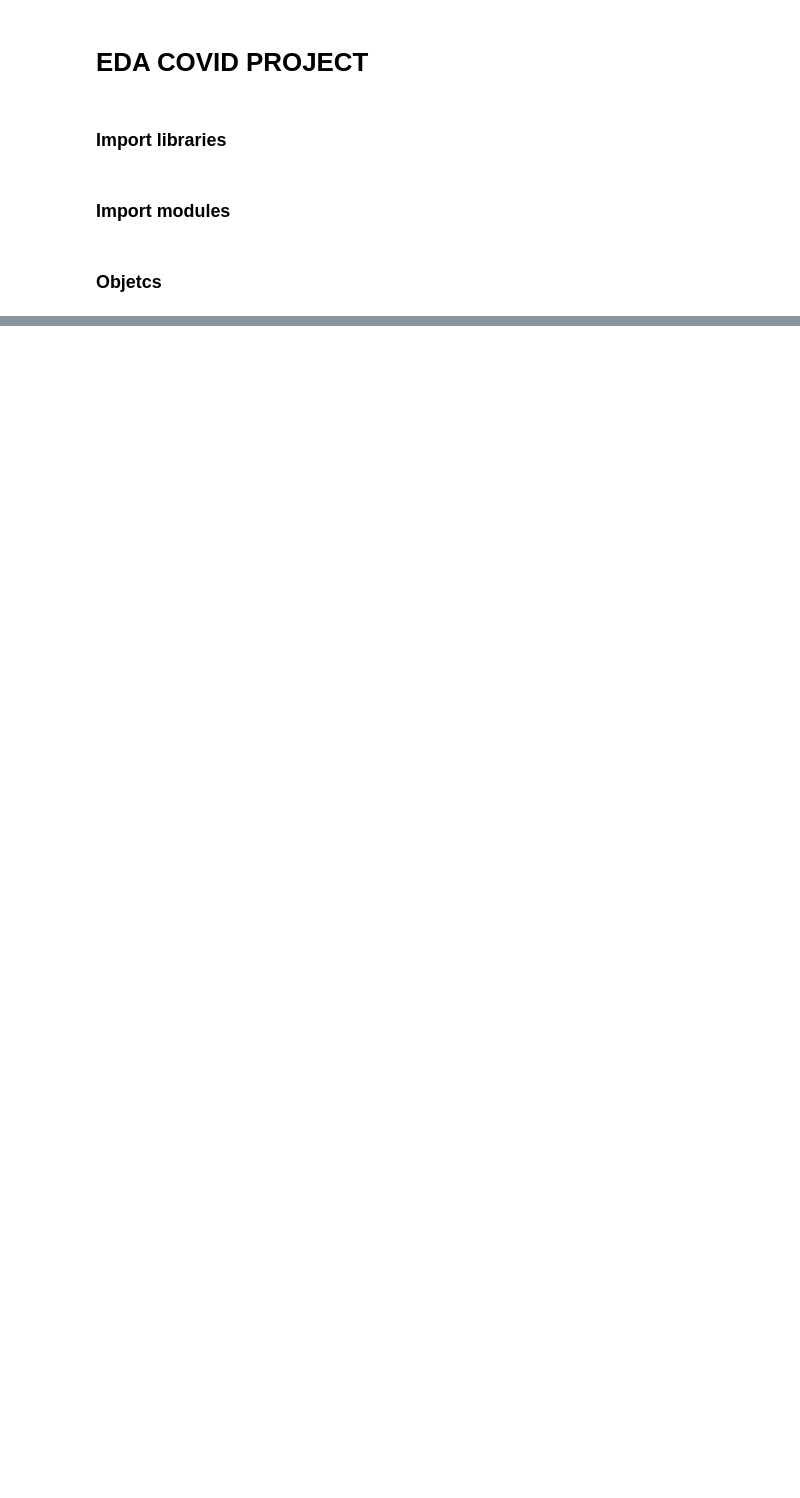
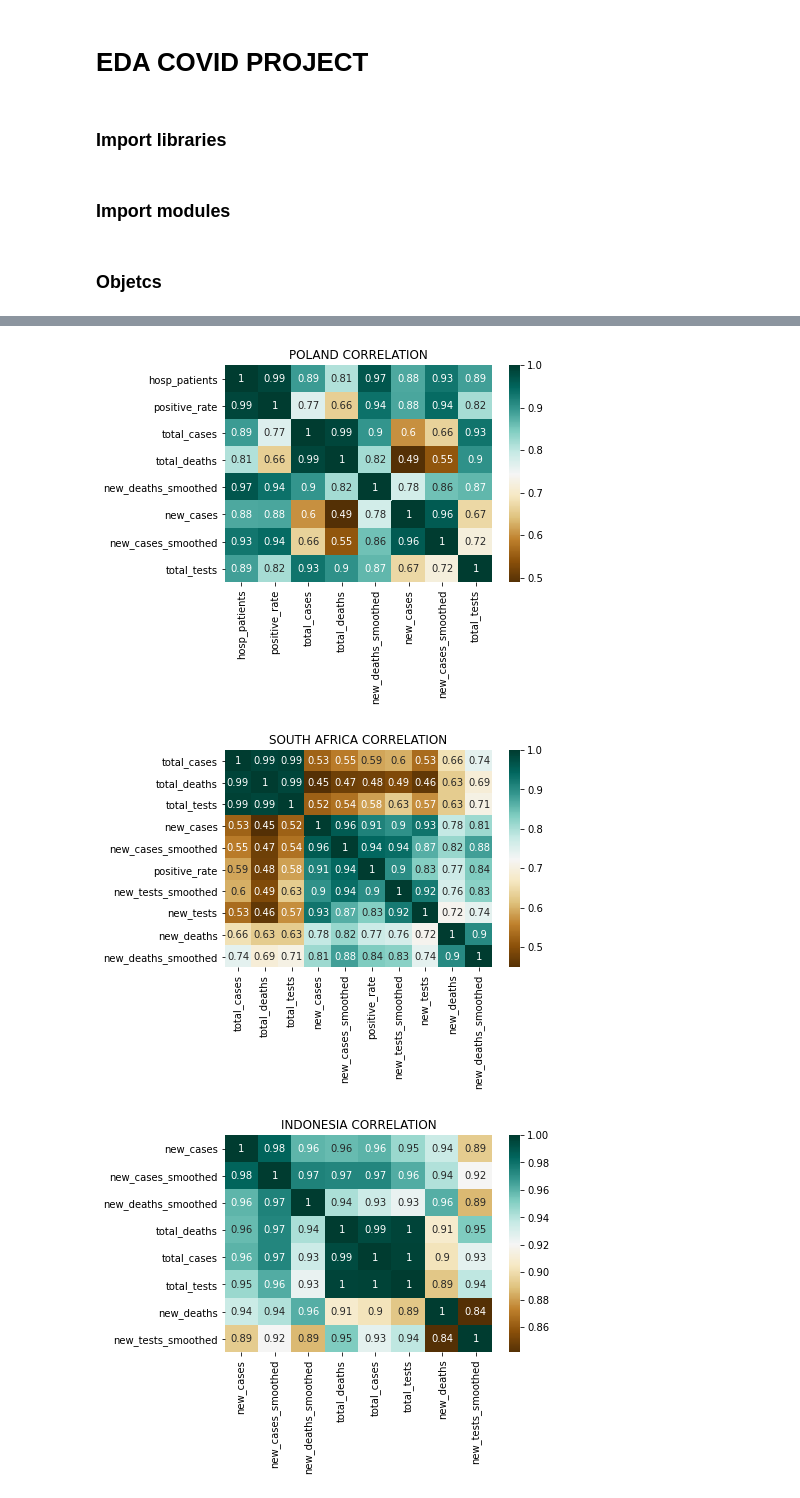
Before and after one commit to AntonioLealDev/Covid_Group_Project_E, a Jupyter notebook: notebooks/correlation_matrixes.ipynb, the cells around one changed output, grey strips where cells are left out. Saved outputs shown, nothing was run; the diff lists cells and outputs as text; code cells hidden in the pictures; blank space fills up the shorter version.

Commit message:
Modifications: correlation_matrixes, main, mining_data_tb, visualization_tb

```diff
--- a/notebooks/correlation_matrixes.ipynb
+++ b/notebooks/correlation_matrixes.ipynb
@@ -78,0 +33,12 @@ spain_matrix = variable_visual.correlation_matrix(matrix=top_10_highest_spain_co
+# %%
+# Function that calculates the correlation matrix for all of the assigned variables
+
+highest_poland_correlation, highest_south_africa_correlation, highest_indonesia_correlation, highest_ukraine_correlation, highest_spain_correlation, top_10_highest_poland_correlation, top_10_highest_south_africa_correlation, top_10_highest_indonesia_correlation, top_10_highest_ukraine_correlation, top_10_highest_spain_correlation = variable_miner.matrix_high_correlation(dataset1=scd.df_poland_masked_no_per, dataset2= scd.df_south_africa_masked_no_per, dataset3= scd.df_indonesia_masked_no_per, dataset4=scd.df_ukraine_masked_no_per, dataset5=scd.df_spain_masked_no_per)
+# %%
+# Visualization of all matrix
+
+poland_matrix, south_africa_matrix, indonesia_matrix, ukraine_matrix, spain_matrix, top_poland_matrix, top_south_africa_matrix, top_indonesia_matrix, top_ukraine_matrix, top_spain_matrix = variable_visual.all_matrix_visualization(highest_poland_correlation, highest_south_africa_correlation, highest_indonesia_correlation, highest_ukraine_correlation, highest_spain_correlation, top_10_highest_poland_correlation, top_10_highest_south_africa_correlation, top_10_highest_indonesia_correlation, top_10_highest_ukraine_correlation, top_10_highest_spain_correlation)
+# %% [output]
+[figure, added]
+[figure, added]
+[figure, added]
```
Also changed, not shown: parts of 7 cells of this notebook, 3 other files.
